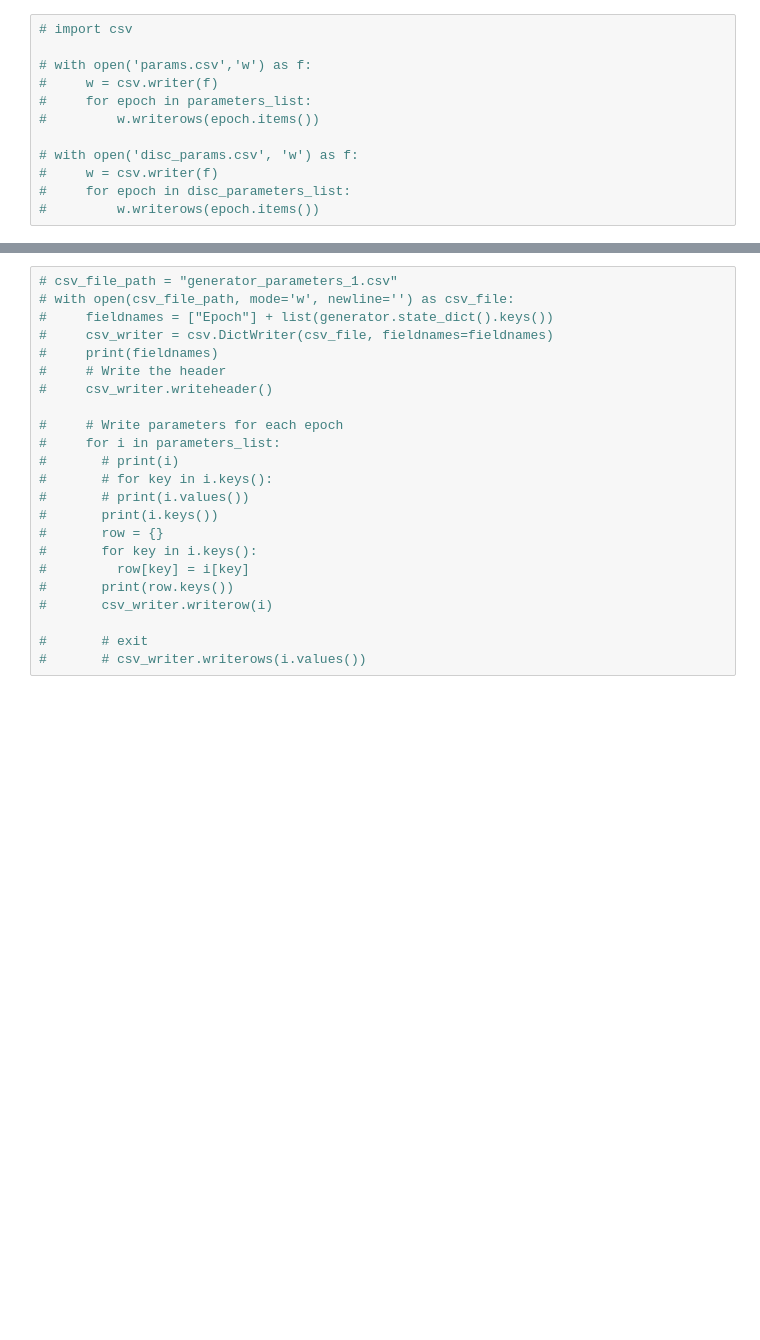
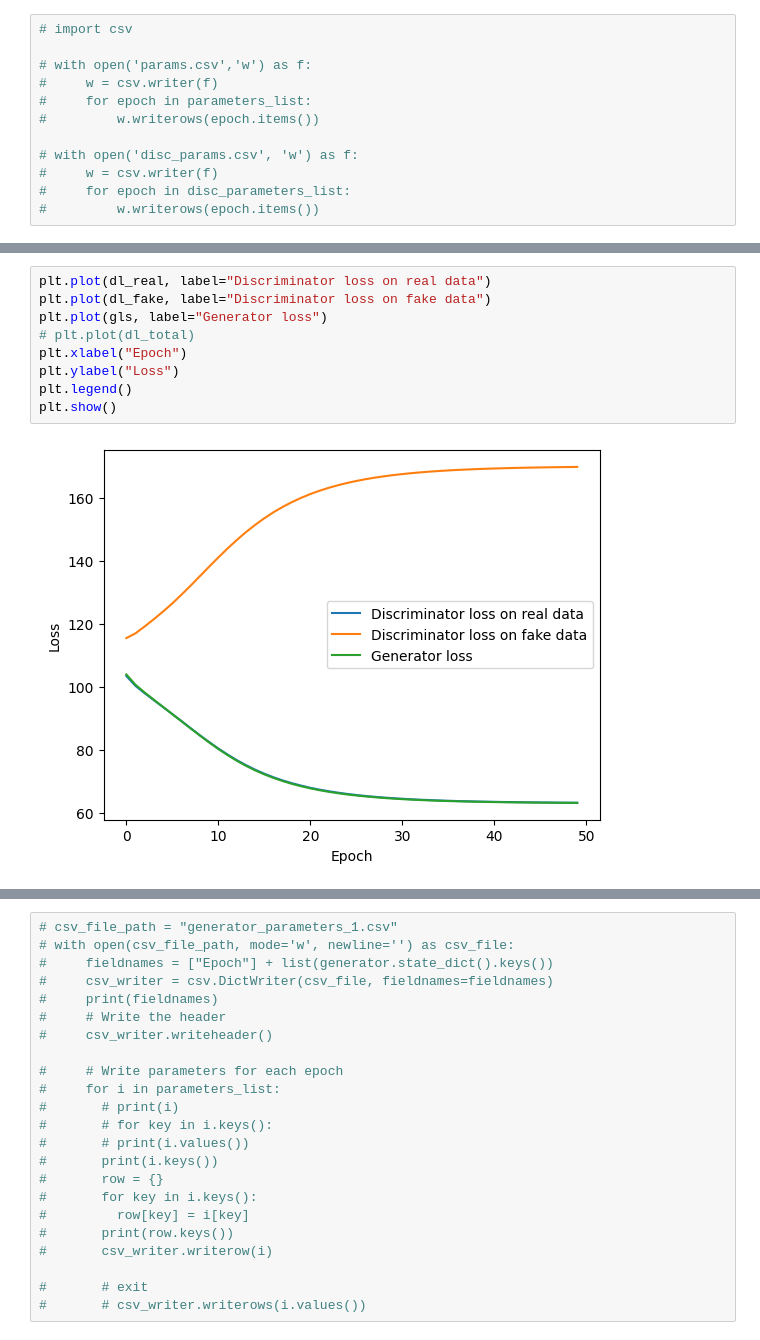
Before and after one commit to KylaNel/ICS_data_generation, a Jupyter notebook: code/wgan_softmax_split_pytorch.ipynb, the cells around one changed output, grey strips where cells are left out. Drawn from its saved outputs; the diff is of its cells as text; blank space fills up the shorter version.

```diff
--- a/code/wgan_softmax_split_pytorch.ipynb
+++ b/code/wgan_softmax_split_pytorch.ipynb
@@ -428 +507,12 @@ Epoch [5/5], D Loss: nan, G Loss: nan
+# %%
+plt.plot(dl_real, label="Discriminator loss on real data")
+plt.plot(dl_fake, label="Discriminator loss on fake data")
+plt.plot(gls, label="Generator loss")
+# plt.plot(dl_total)
+plt.xlabel("Epoch")
+plt.ylabel("Loss")
+plt.legend()
+plt.show()
+# %% [output]
+[figure, added]
 # %%
```
Also changed, not shown: parts of 14 cells of this notebook, 6 other files.
